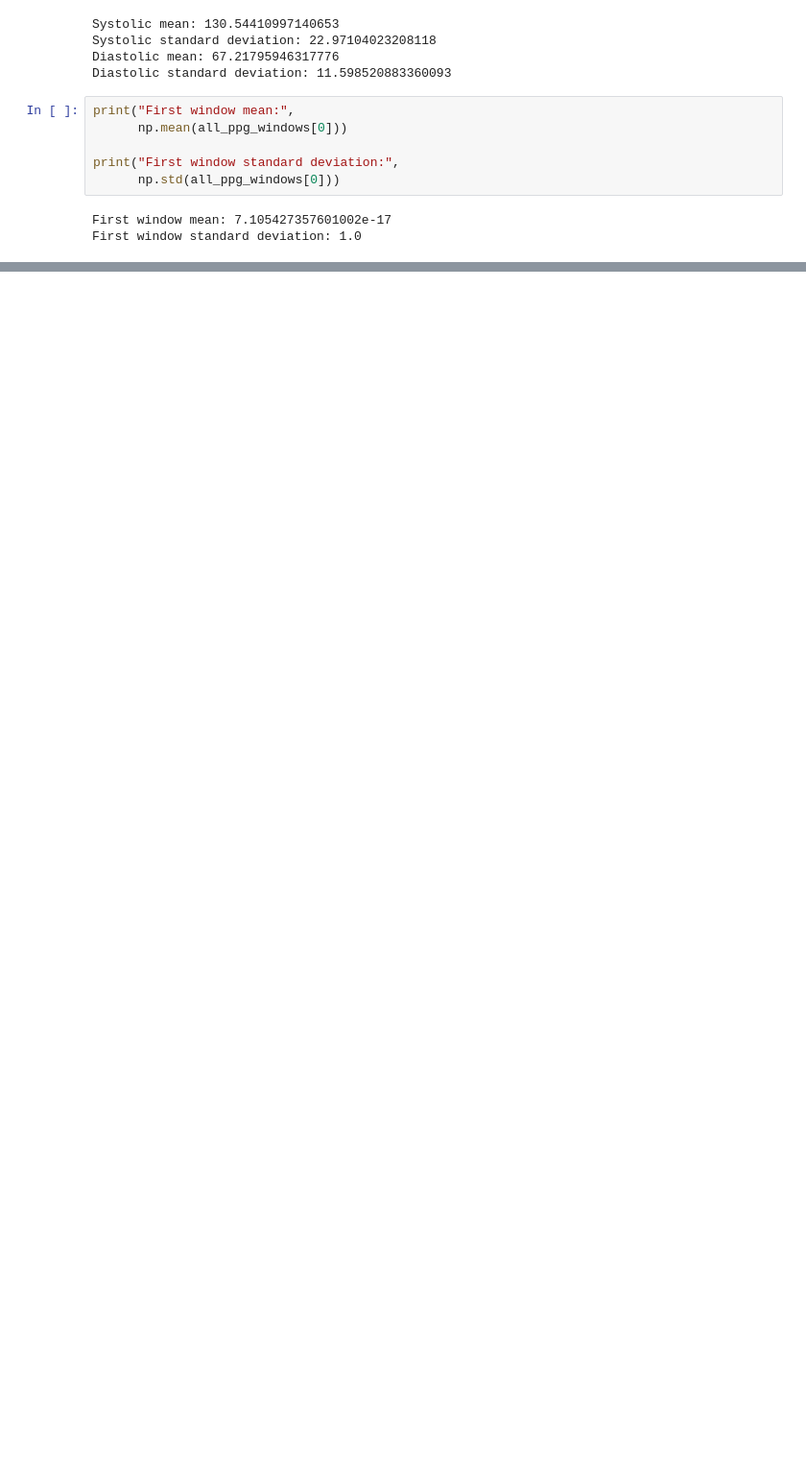
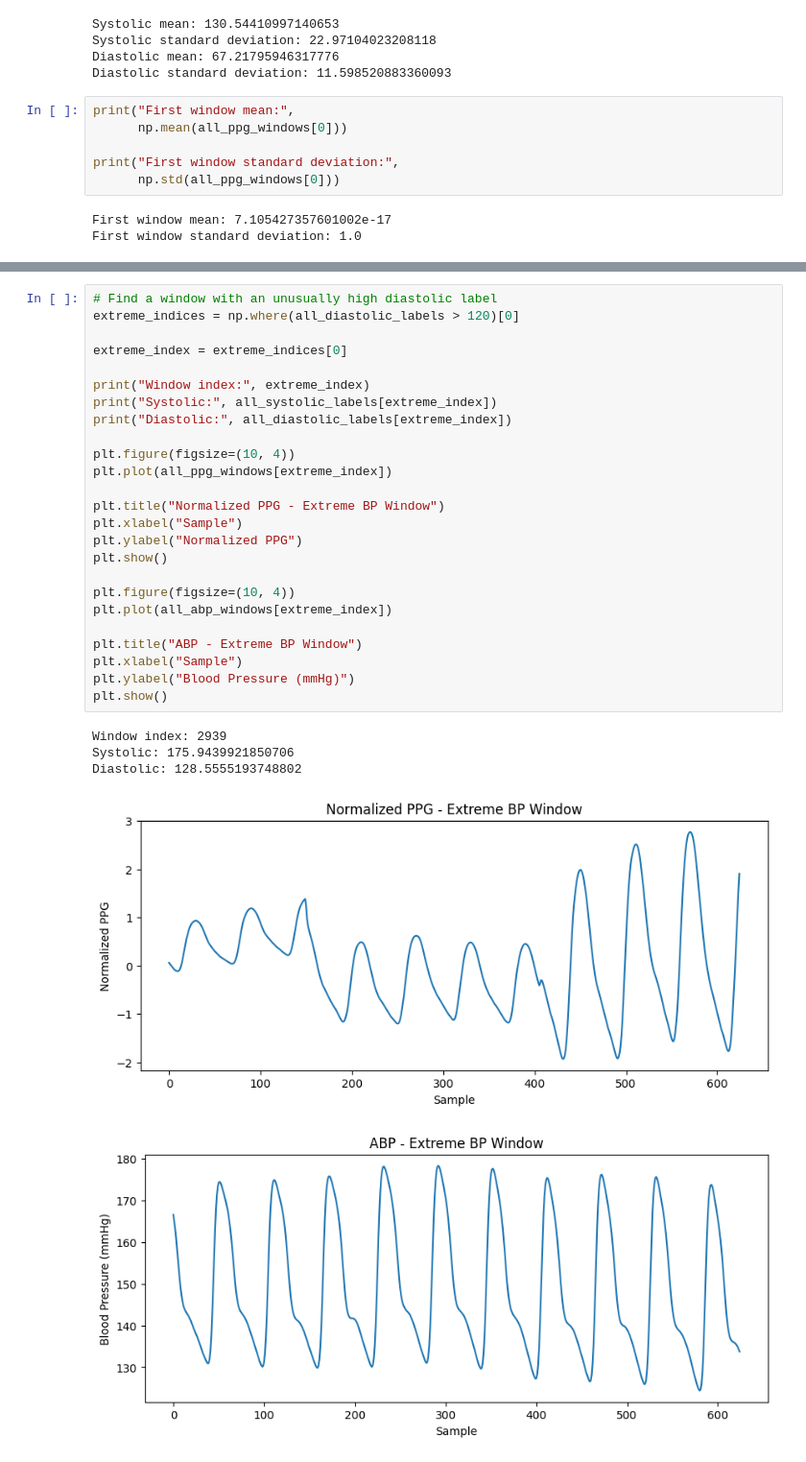
Before and after one commit to Break-Through-Tech/Microsoft-1B-educational-blood-pressure-estimation, a Jupyter notebook: data_preprocessing.ipynb, the cells around one changed output, grey strips where cells are left out. Shown at 96% size. Cells and saved outputs as stored; diff of their text form; blank space fills up the shorter version.

```diff
--- a/data_preprocessing.ipynb
+++ b/data_preprocessing.ipynb
@@ -215,0 +256,31 @@ First window standard deviation: 1.0
+# %%
+# Find a window with an unusually high diastolic label
+extreme_indices = np.where(all_diastolic_labels > 120)[0]
+
+extreme_index = extreme_indices[0]
+
+print("Window index:", extreme_index)
+print("Systolic:", all_systolic_labels[extreme_index])
+print("Diastolic:", all_diastolic_labels[extreme_index])
+
+plt.figure(figsize=(10, 4))
+plt.plot(all_ppg_windows[extreme_index])
+
+plt.title("Normalized PPG - Extreme BP Window")
+plt.xlabel("Sample")
+plt.ylabel("Normalized PPG")
+plt.show()
+
+plt.figure(figsize=(10, 4))
+plt.plot(all_abp_windows[extreme_index])
+
+plt.title("ABP - Extreme BP Window")
+plt.xlabel("Sample")
+plt.ylabel("Blood Pressure (mmHg)")
+plt.show()
+# %% [output]
+Window index: 2939
+Systolic: 175.9439921850706
+Diastolic: 128.5555193748802
+[figure, added]
+[figure, added]
```
Also changed, not shown: parts of 16 cells of this notebook.
